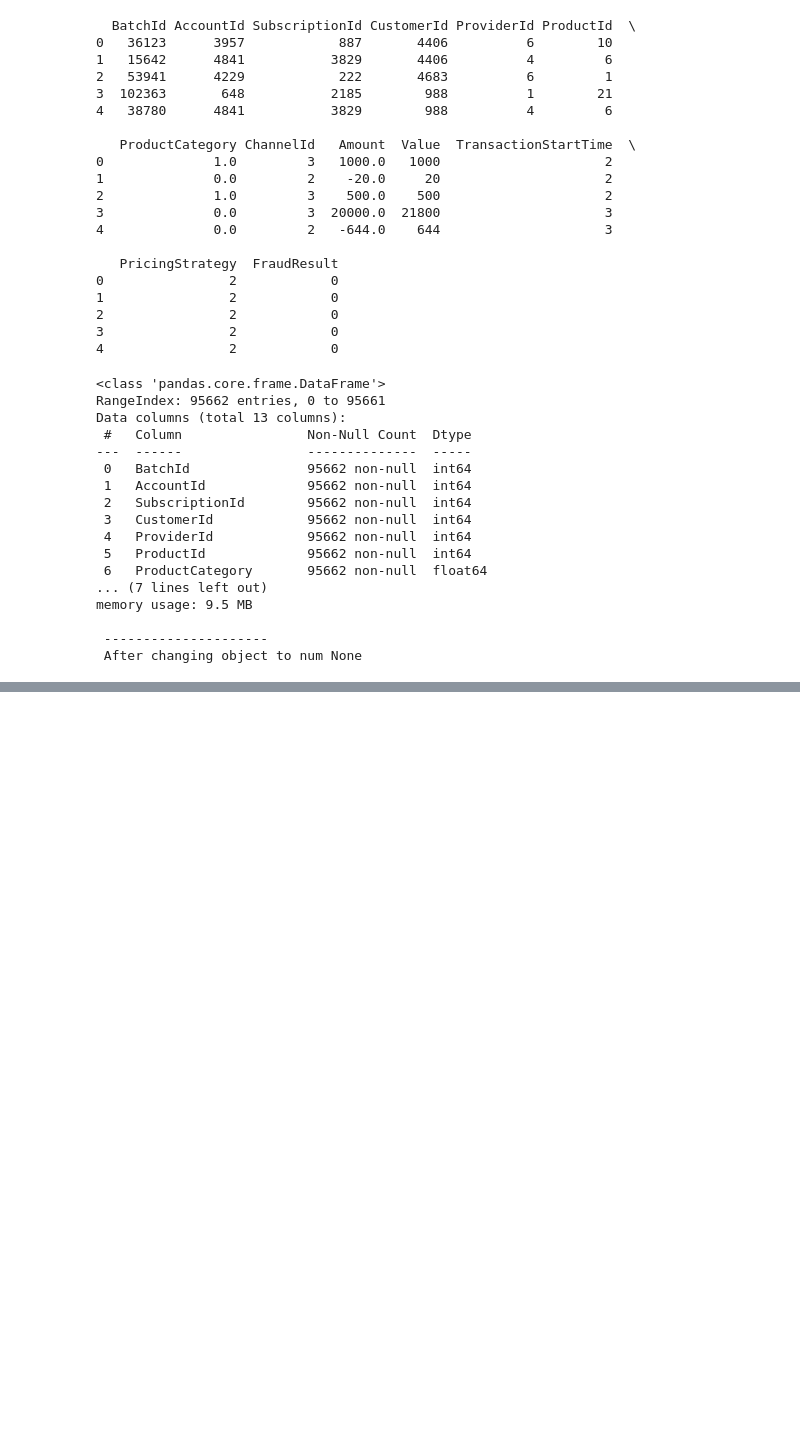
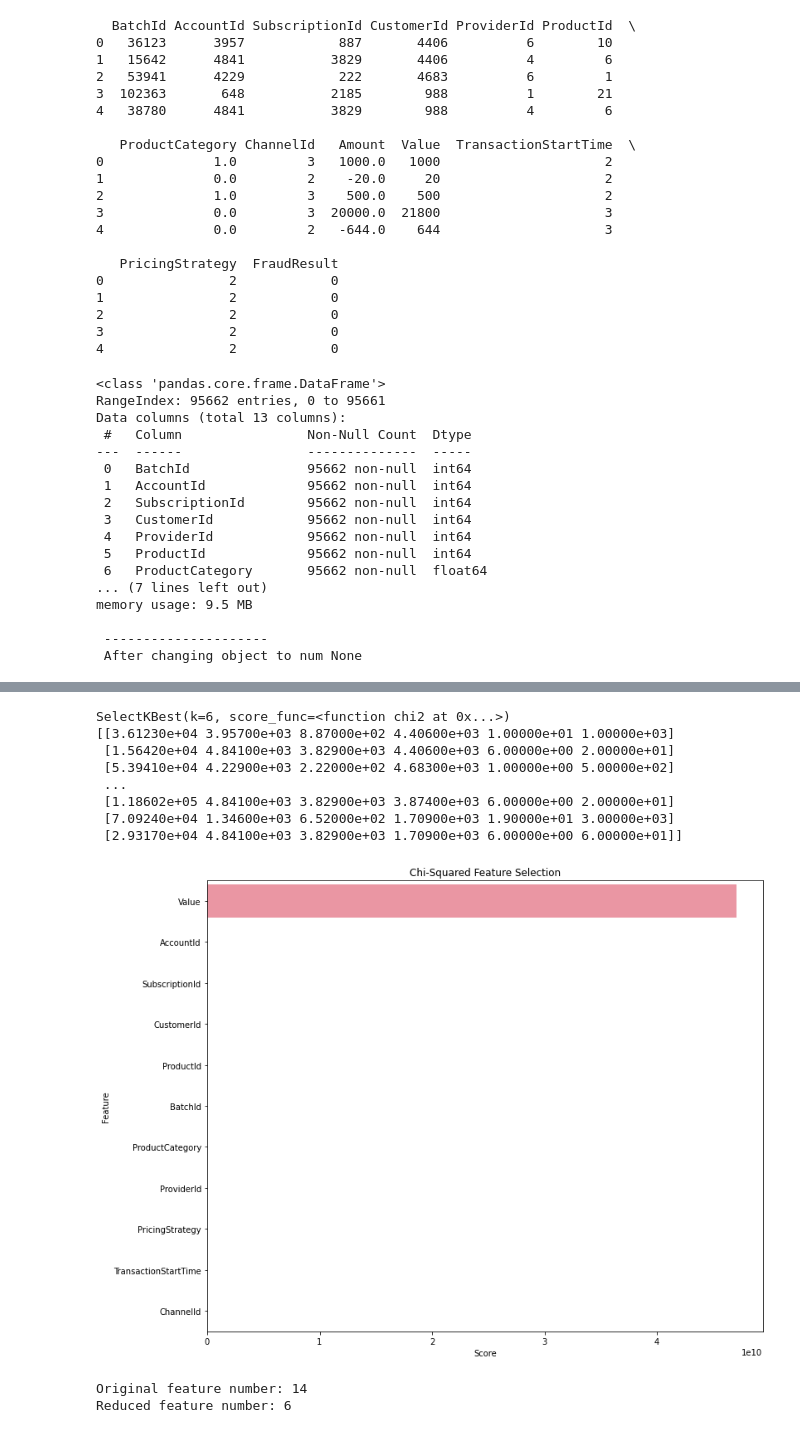
Before and after one commit to LeTouristeDeLECAM/Lab_AI_Fraud_Detection, a Jupyter notebook: Program/cleaning-data.ipynb, the cells around one changed output, grey strips where cells are left out. Cells and saved outputs as stored; diff of their text form; code cells hidden in the pictures; blank space fills up the shorter version.

Commit message:
Features creation and selection updated

```diff
--- a/Program/cleaning-data.ipynb
+++ b/Program/cleaning-data.ipynb
@@ -245,0 +272,45 @@ plt.savefig('../Report/images/correlation-pearson.png')
+# %%
+# Chi-Squared Feature Selection
+from sklearn.feature_selection import SelectKBest
+from sklearn.feature_selection import chi2
+
+
+
+
+chi2_features = SelectKBest(chi2, k = 6) # select the 10 best features
+print (chi2_features)
+# Drop the column 'FraudResult' because it is the target variable drop Amount and (Amount-Value) because they are negative
+X_kbest_features = chi2_features.fit_transform(df_ord_diff_values_amount.drop(['FraudResult', 'Amount', '(Amount-Value)'], axis=1).values, df_ord_diff_values_amount['FraudResult'].values)
+
+print (X_kbest_features)
+
+# plot the scores
+plt.figure(figsize=(12,10))
+scores = pd.DataFrame(chi2_features.scores_)
+columns = pd.DataFrame(df_ord_diff_values_amount.drop(['FraudResult', 'Amount', '(Amount-Value)'], axis=1).columns)
+scores.columns = ['Score']
+columns.columns = ['Feature']
+scores = pd.concat([columns, scores], axis=1)
+scores = scores.sort_values(by='Score', ascending=False)
+sns.barplot(x='Score', y='Feature', data=scores)
+plt.title('Chi-Squared Feature Selection')
+#plt.savefig('../Report/images/chi-squared-feature-selection.png')
+plt.show()
+
+
+
+# Get the selected features
+print('Original feature number:', df_ord_diff_values_amount.shape[1])
+print('Reduced feature number:', X_kbest_features.shape[1])
+# %% [output]
+SelectKBest(k=6, score_func=<function chi2 at 0x...>)
+[[3.61230e+04 3.95700e+03 8.87000e+02 4.40600e+03 1.00000e+01 1.00000e+03]
+ [1.56420e+04 4.84100e+03 3.82900e+03 4.40600e+03 6.00000e+00 2.00000e+01]
+ [5.39410e+04 4.22900e+03 2.22000e+02 4.68300e+03 1.00000e+00 5.00000e+02]
+ ...
+ [1.18602e+05 4.84100e+03 3.82900e+03 3.87400e+03 6.00000e+00 2.00000e+01]
+ [7.09240e+04 1.34600e+03 6.52000e+02 1.70900e+03 1.90000e+01 3.00000e+03]
+ [2.93170e+04 4.84100e+03 3.82900e+03 1.70900e+03 6.00000e+00 6.00000e+01]]
+[figure, added]
+Original feature number: 14
+Reduced feature number: 6
```
Also changed, not shown: parts of 32 cells of this notebook, 21 other files.
